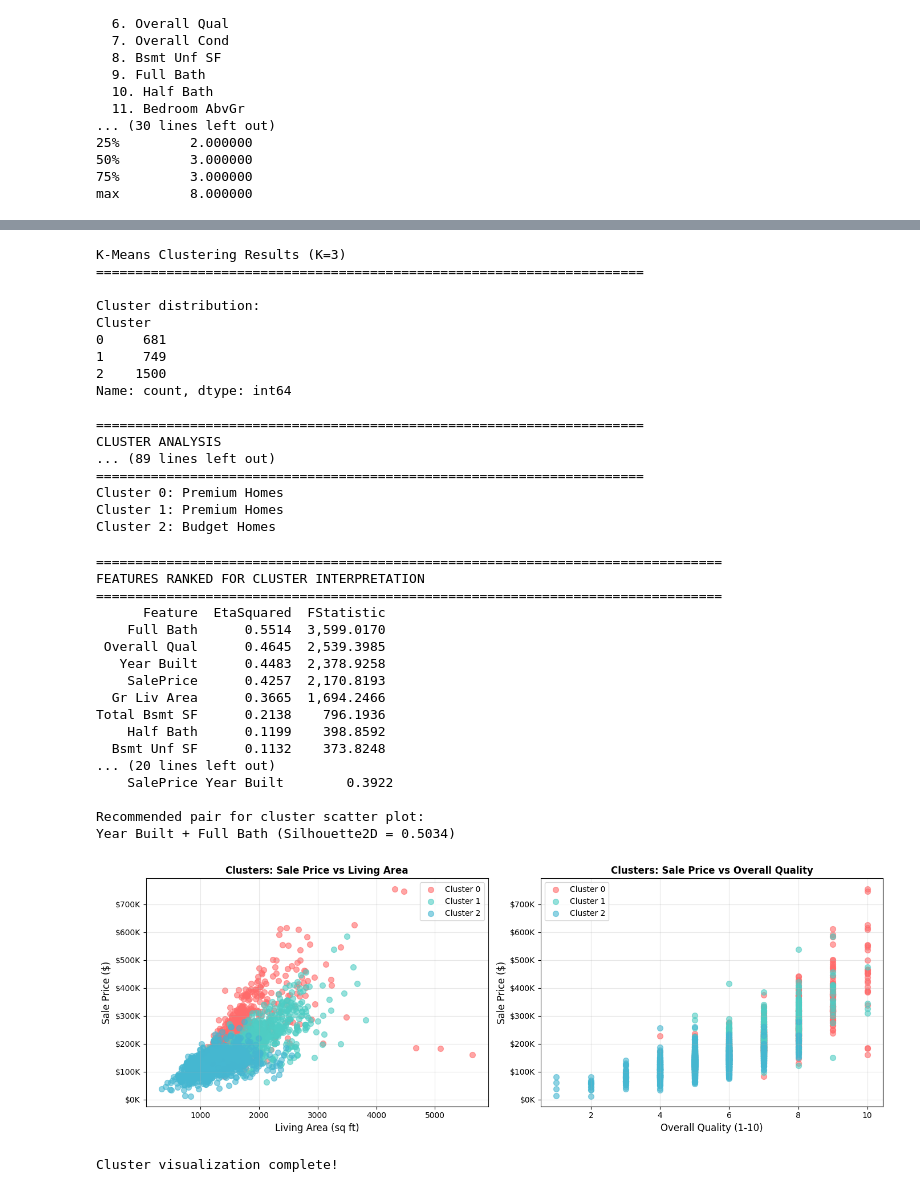
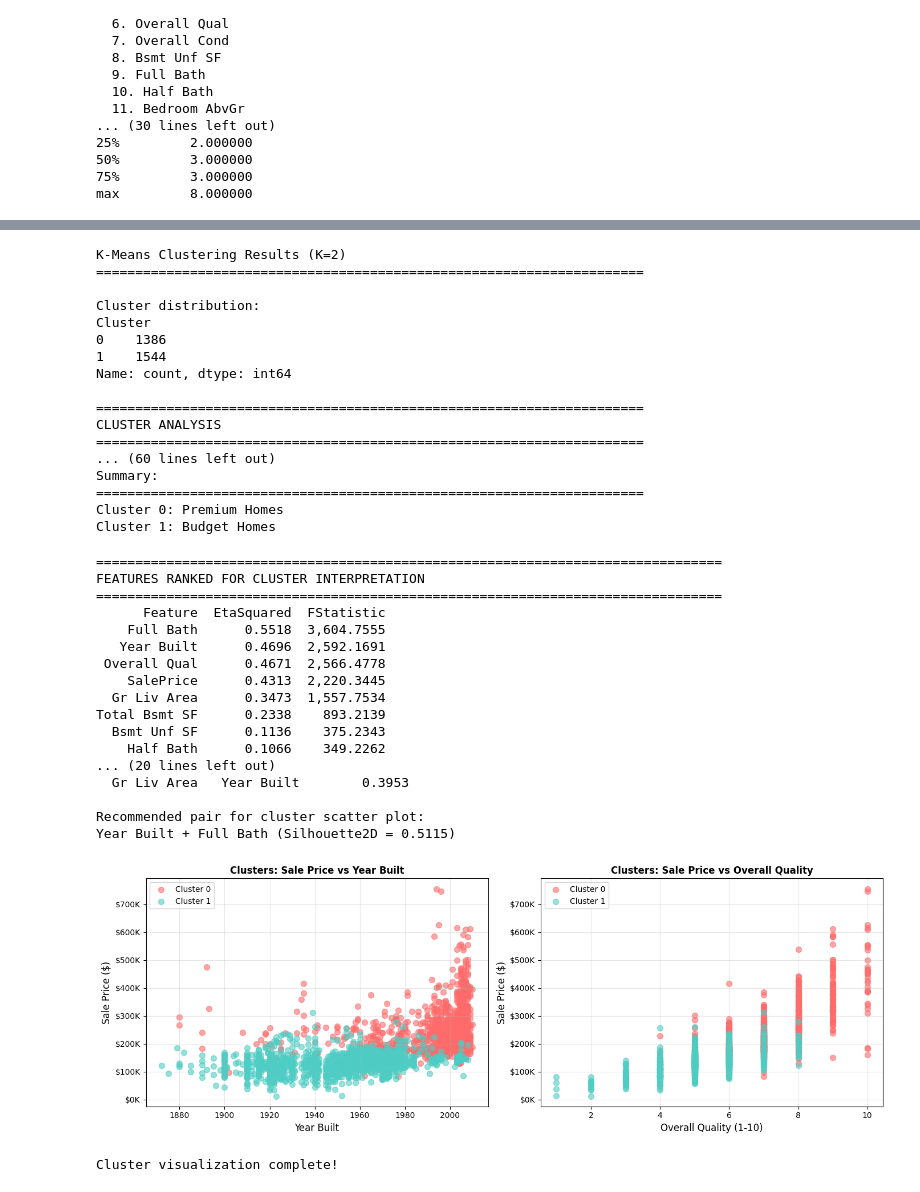
Before and after one commit to graylogan/Stat-4210-Project, a Jupyter notebook: src/person-D.ipynb, the cells around one changed output, grey strips where cells are left out. Cells and saved outputs as stored; diff of their text form; code cells hidden in the pictures.

Commit message:
switched to k=2 and changed cluster visuals

```diff
--- a/src/person-D.ipynb
+++ b/src/person-D.ipynb
@@ -535,6 +535,6 @@ We will use K=3 for further analysis.
 # %%
-# Fit K-Means model with K=3
-optimal_k = 3
+# Fit K-Means model with K=2
+optimal_k = 2
 kmeans_final = KMeans(n_clusters=optimal_k, random_state=42, n_init=10)
 cluster_labels = kmeans_final.fit_predict(cluster_data_scaled)
 
@@ -567,7 +567,6 @@ print(f"{'=' * 70}")
 
 cluster_0_stats = cluster_data[cluster_data['Cluster'] == 0][available_features].mean()
 cluster_1_stats = cluster_data[cluster_data['Cluster'] == 1][available_features].mean()
-cluster_2_stats = cluster_data[cluster_data['Cluster'] == 2][available_features].mean()
 
 print(f"\nCluster 0 - Average characteristics:")
 print(f"  Sale Price: ${cluster_0_stats['SalePrice']:,.0f}")
@@ -579,36 +578,30 @@ print(f"  Sale Price: ${cluster_1_stats['SalePrice']:,.0f}")
 print(f"  Living Area: {cluster_1_stats['Gr Liv Area']:,.0f} sq ft")
 print(f"  Overall Quality: {cluster_1_stats['Overall Qual']:.1f}")
 
-print(f"\nCluster 2 - Average characteristics:")
-print(f"  Sale Price: ${cluster_2_stats['SalePrice']:,.0f}")
-print(f"  Living Area: {cluster_2_stats['Gr Liv Area']:,.0f} sq ft")
-print(f"  Overall Quality: {cluster_2_stats['Overall Qual']:.1f}")
-
 # Interpretation
 print(f"\n{'=' * 70}")
 print("Summary:")
 print(f"{'=' * 70}")
 print(f"Cluster 0: {'Budget' if cluster_0_stats['SalePrice'] < cluster_data['SalePrice'].median() else 'Premium'} Homes")
 print(f"Cluster 1: {'Budget' if cluster_1_stats['SalePrice'] < cluster_data['SalePrice'].median() else 'Premium'} Homes")
-print(f"Cluster 2: {'Budget' if cluster_2_stats['SalePrice'] < cluster_data['SalePrice'].median() else 'Premium'} Homes")
 # %% [output]
-K-Means Clustering Results (K=3)
+K-Means Clustering Results (K=2)
 ======================================================================
 
 Cluster distribution:
 Cluster
-0     681
-1     749
-2    1500
+0    1386
+1    1544
 Name: count, dtype: int64
 
 ======================================================================
 CLUSTER ANALYSIS
-... (89 lines left out)
+======================================================================
+... (60 lines left out)
+Summary:
 ======================================================================
 Cluster 0: Premium Homes
-Cluster 1: Premium Homes
-Cluster 2: Budget Homes
+Cluster 1: Budget Homes
 # %%
 # Quantitative Feature Ranking for Cluster Interpretation and Visualization
 import itertools
@@ -700,57 +693,57 @@ print(f"{best_pair['Feature1']} + {best_pair['Feature2']} (Silhouette2D = {best_
 FEATURES RANKED FOR CLUSTER INTERPRETATION
 ================================================================================
       Feature  EtaSquared  FStatistic
-    Full Bath      0.5514  3,599.0170
- Overall Qual      0.4645  2,539.3985
-   Year Built      0.4483  2,378.9258
-    SalePrice      0.4257  2,170.8193
-  Gr Liv Area      0.3665  1,694.2466
-Total Bsmt SF      0.2138    796.1936
-    Half Bath      0.1199    398.8592
-  Bsmt Unf SF      0.1132    373.8248
+    Full Bath      0.5518  3,604.7555
+   Year Built      0.4696  2,592.1691
+ Overall Qual      0.4671  2,566.4778
+    SalePrice      0.4313  2,220.3445
+  Gr Liv Area      0.3473  1,557.7534
+Total Bsmt SF      0.2338    893.2139
+  Bsmt Unf SF      0.1136    375.2343
+    Half Bath      0.1066    349.2262
 ... (20 lines left out)
-    SalePrice Year Built        0.3922
+  Gr Liv Area   Year Built        0.3953
 
 Recommended pair for cluster scatter plot:
-Year Built + Full Bath (Silhouette2D = 0.5034)
+Year Built + Full Bath (Silhouette2D = 0.5115)
 # %%
 # Cluster Visualization
 # Create scatter plots of clusters using key features
 
 fig, axes = plt.subplots(1, 2, figsize=(14, 5))
 
-# Plot 1: Sale Price vs Living Area
+# Plot 1: Sale Price vs Year Built
 ax1 = axes[0]
 colors = ['#FF6B6B', '#4ECDC4', '#45B7D1']
 for cluster_id in range(optimal_k):
     cluster_subset = cluster_data[cluster_data['Cluster'] == cluster_id]
-    ax1.scatter(cluster_subset['Gr Liv Area'], cluster_subset['SalePrice'],
+    ax1.scatter(cluster_subset['Year Built'], cluster_subset['SalePrice'],
                c=colors[cluster_id], label=f'Cluster {cluster_id}', alpha=0.6, s=50)
-ax1.set_xlabel('Living Area (sq ft)', fontsize=12)
+ax1.set_xlabel('Year Built', fontsize=12)
 ax1.set_ylabel('Sale Price ($)', fontsize=12)
-ax1.set_title('Clusters: Sale Price vs Living Area', fontsize=12, fontweight='bold')
+ax1.set_title('Clusters: Sale Price vs Year Built', fontsize=12, fontweight='bold')
 ax1.legend()
 ax1.grid(True, alpha=0.3)
 ax1.yaxis.set_major_formatter(plt.FuncFormatter(lambda x, p: f'${x/1000:.0f}K'))
 
 # Plot 2: Overall Quality vs Sale Price
 ax2 = axes[1]
 for cluster_id in range(optimal_k):
     cluster_subset = cluster_data[cluster_data['Cluster'] == cluster_id]
     ax2.scatter(cluster_subset['Overall Qual'], cluster_subset['SalePrice'],
                c=colors[cluster_id], label=f'Cluster {cluster_id}', alpha=0.6, s=50)
 ax2.set_xlabel('Overall Quality (1-10)', fontsize=12)
 ax2.set_ylabel('Sale Price ($)', fontsize=12)
 ax2.set_title('Clusters: Sale Price vs Overall Quality', fontsize=12, fontweight='bold')
 ax2.legend()
 ax2.grid(True, alpha=0.3)
 ax2.yaxis.set_major_formatter(plt.FuncFormatter(lambda x, p: f'${x/1000:.0f}K'))
 
 plt.tight_layout()
 plt.savefig('clusters_visualization.png', dpi=100, bbox_inches='tight')
 plt.show()
 
 print("Cluster visualization complete!")
 # %% [output]
-[figure, old version]
+[figure, new version]
 Cluster visualization complete!
```
Also changed, not shown: parts of 1 cell of this notebook, 1 other file.
